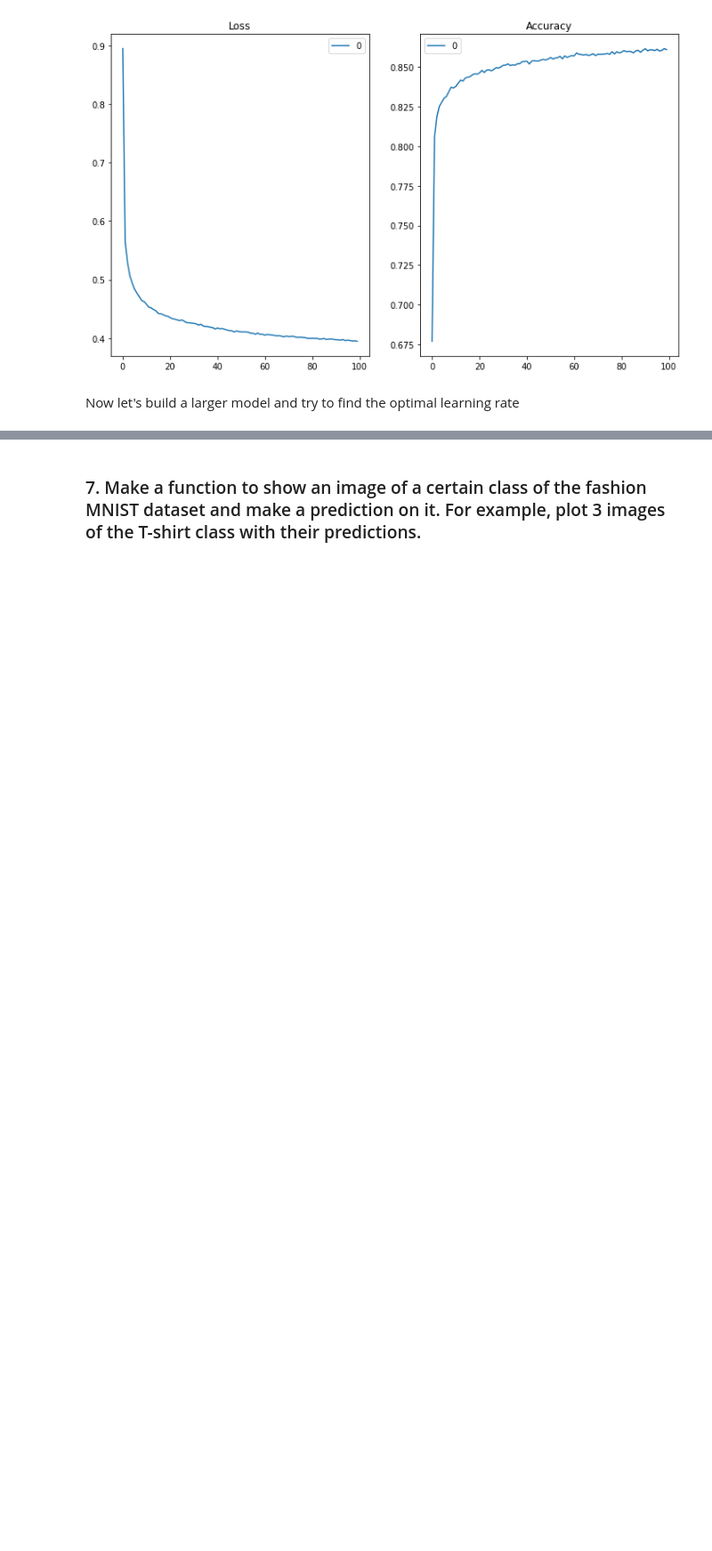
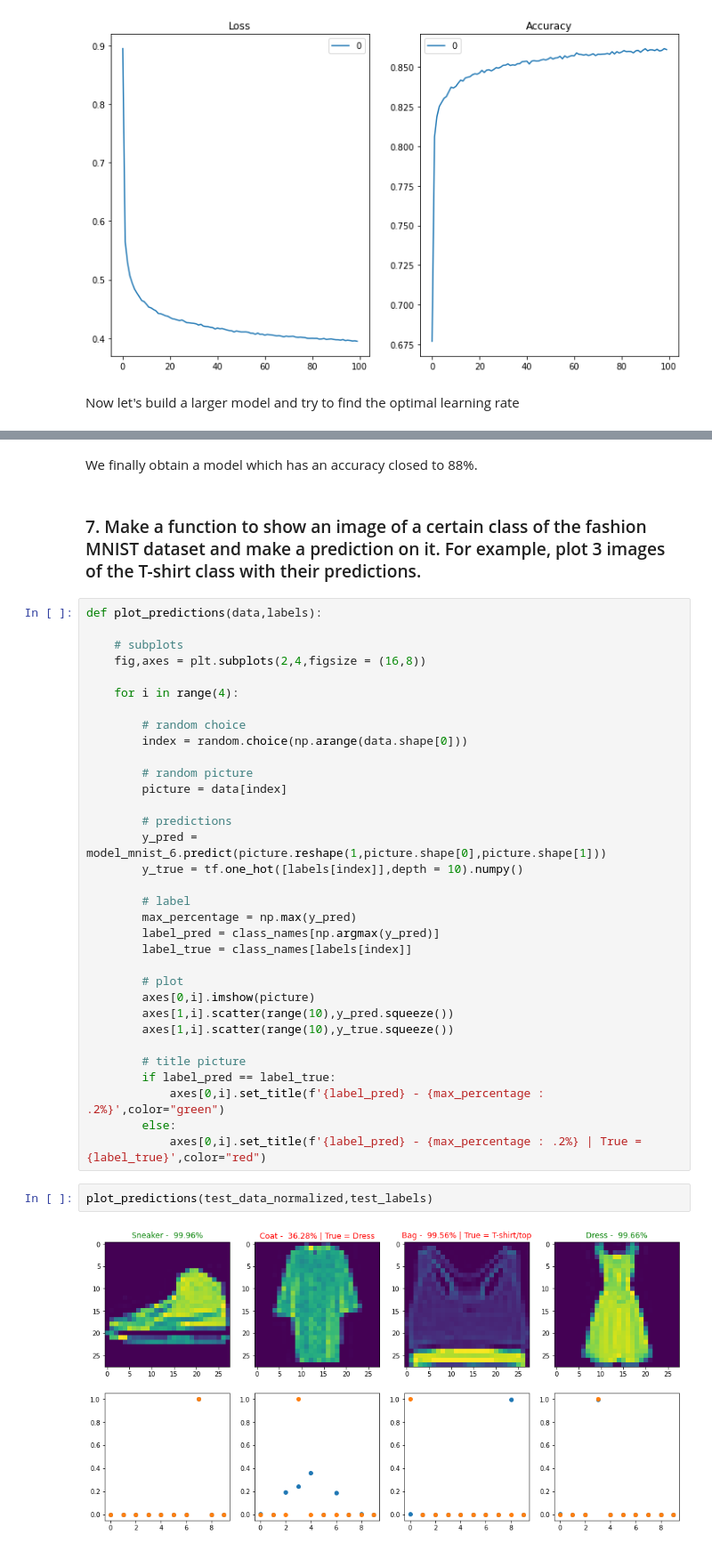
Before and after one commit to danchaud-vincent/tensorflow-deep-learning, a Jupyter notebook: exercices-solutions/02-Neural_Network_For_Classification_problem_Exercices.ipynb, the cells around one changed output, grey strips where cells are left out. Shown at 89% size. Drawn from its saved outputs; the diff is of its cells as text; blank space fills up the shorter version.

```diff
--- a/exercices-solutions/02-Neural_Network_For_Classification_problem_Exercices.ipynb
+++ b/exercices-solutions/02-Neural_Network_For_Classification_problem_Exercices.ipynb
@@ -689,2 +868,41 @@ Now let's build a larger model and try to find the optimal learning rate
+# %% [markdown]
+We finally obtain a model which has an accuracy closed to 88%.
 # %% [markdown]
 ### 7. Make a function to show an image of a certain class of the fashion MNIST dataset and make a prediction on it. For example, plot 3 images of the T-shirt class with their predictions.
+# %%
+def plot_predictions(data,labels):
+
+    # subplots
+    fig,axes = plt.subplots(2,4,figsize = (16,8))
+
+    for i in range(4):
+
+        # random choice
+        index = random.choice(np.arange(data.shape[0]))
+
+        # random picture
+        picture = data[index]
+
+        # predictions
+        y_pred = model_mnist_6.predict(picture.reshape(1,picture.shape[0],picture.shape[1]))
+        y_true = tf.one_hot([labels[index]],depth = 10).numpy()
+
+        # label
+        max_percentage = np.max(y_pred)
+        label_pred = class_names[np.argmax(y_pred)]
+        label_true = class_names[labels[index]]
+
+        # plot
+        axes[0,i].imshow(picture)
+        axes[1,i].scatter(range(10),y_pred.squeeze())
+        axes[1,i].scatter(range(10),y_true.squeeze())
+
+        # title picture
+        if label_pred == label_true:
+            axes[0,i].set_title(f'{label_pred} - {max_percentage : .2%}',color="green")
+        else:
+            axes[0,i].set_title(f'{label_pred} - {max_percentage : .2%} | True = {label_true}',color="red")
+# %%
+plot_predictions(test_data_normalized,test_labels)
+# %% [output]
+[figure, added]
```
Also changed, not shown: parts of 8 cells of this notebook.
